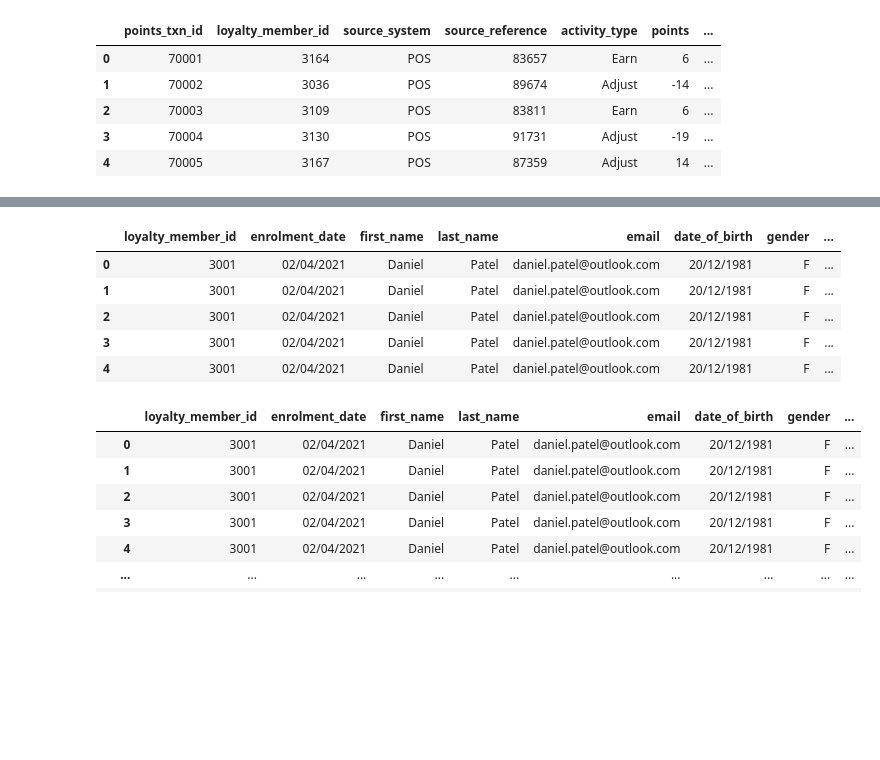
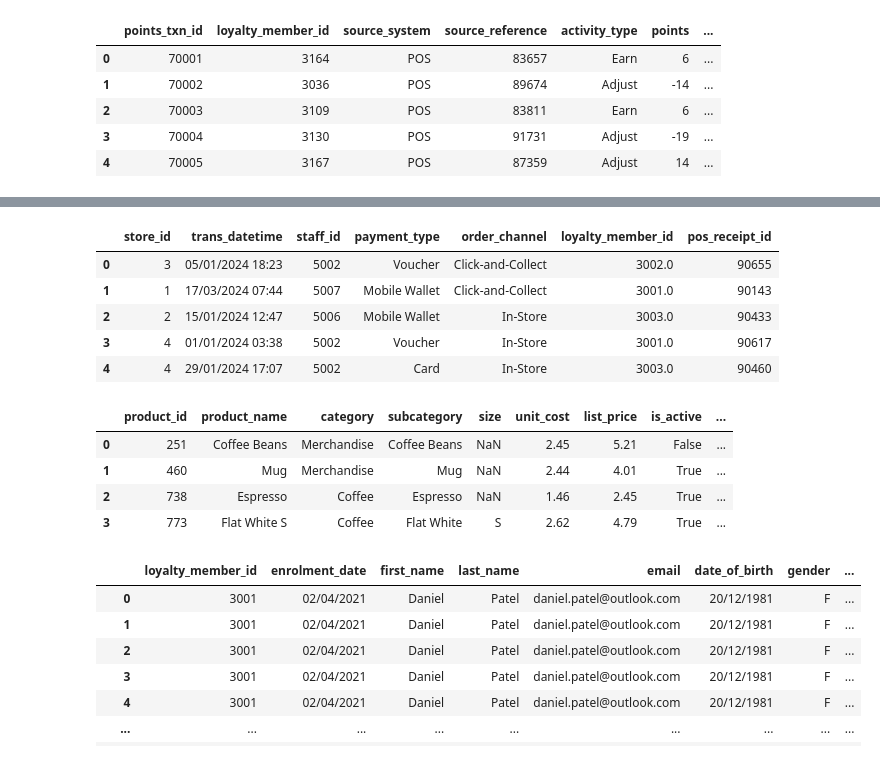
Before and after one commit to KumbiraiShonhiwa/Assignment2, a Jupyter notebook: data_wrangling/Assignment_2.ipynb, the cells around one changed output, grey strips where cells are left out. Saved outputs shown, nothing was run; the diff lists cells and outputs as text; code cells hidden in the pictures; blank space fills up the shorter version.

```diff
--- a/data_wrangling/Assignment_2.ipynb
+++ b/data_wrangling/Assignment_2.ipynb
@@ -7,6 +7,7 @@ online_customers = pandas.read_csv("../dataset/online_customers_2000.csv")
 online_orders = pandas.read_csv("../dataset/online_orders_2000.csv")
 pos_products = pandas.read_csv("../dataset/pos_products_1000.csv")
 pos_transactions = pandas.read_csv("../dataset/pos_transactions_header_1000_v2.csv")
+pos_transactions_line = pandas.read_csv("../dataset/pos_transactions_line_2000.csv")
 # %%
 # Randomly adding store id's to products
 import random
@@ -75,3 +79,12 @@ pos_transactions.head()
+# %%
+pos_transactions.head()
+# %% [output]
+|  | store_id | trans_datetime | staff_id | payment_type | order_channel | loyalty_member_id | pos_receipt_id |
+| 0 | 3 | 05/01/2024 18:23 | 5002 | Voucher | Click-and-Collect | 3002.0 | 90655 |
+| 1 | 1 | 17/03/2024 07:44 | 5007 | Mobile Wallet | Click-and-Collect | 3001.0 | 90143 |
+| 2 | 2 | 15/01/2024 12:47 | 5006 | Mobile Wallet | In-Store | 3003.0 | 90433 |
+| 3 | 4 | 01/01/2024 03:38 | 5002 | Voucher | In-Store | 3001.0 | 90617 |
+| 4 | 4 | 29/01/2024 17:07 | 5002 | Card | In-Store | 3003.0 | 90460 |
 # %%
 # Merging Datasets
 # POS_Transactions and Loyalty_Members on loyalty_member_id creates a dataset of loyal members with their transactions
@@ -81,15 +94,16 @@ pos_transactions.head()
 pos_merged_with_members = pos_transactions.merge(right=loyalty_members,how='inner', on=None, left_on=None, right_on=None, left_index=False, right_index=False, sort=False, suffixes=('_x', '_y'), copy=True,indicator=False, validate=None)
 online_merged = online_customers.merge(right=updated_online_orders,how='inner', on=None, left_on=None, right_on=None, left_index=False, right_index=False, sort=False, suffixes=('_x', '_y'), copy=True,indicator=False, validate=None)
 loyalty_merged = loyalty_members.merge(right=loyalty_points_activity,how='inner', on=None, left_on=None, right_on=None, left_index=False, right_index=False, sort=False, suffixes=('_x', '_y'), copy=True,indicator=False, validate=None)
+pos_transactions_line_merged = pos_transactions.merge(right=pos_transactions_line,how='inner', on=None, left_on=None, right_on=None, left_index=False, right_index=False, sort=False, suffixes=('_x', '_y'), copy=True,indicator=False, validate=None)
+line_products = pos_products.merge(right=pos_transactions_line,how='inner', on=None, left_on=None, right_on=None, left_index=False, right_index=False, sort=False, suffixes=('_x', '_y'), copy=True,indicator=False, validate=None)
 # %%
-loyalty_merged.head()
+line_products.head()
 # %% [output]
-|  | loyalty_member_id | enrolment_date | first_name | last_name | email | date_of_birth | gender | ... |
-| 0 | 3001 | 02/04/2021 | Daniel | Patel | daniel.patel@outlook.com | 20/12/1981 | F | ... |
-| 1 | 3001 | 02/04/2021 | Daniel | Patel | daniel.patel@outlook.com | 20/12/1981 | F | ... |
-| 2 | 3001 | 02/04/2021 | Daniel | Patel | daniel.patel@outlook.com | 20/12/1981 | F | ... |
-| 3 | 3001 | 02/04/2021 | Daniel | Patel | daniel.patel@outlook.com | 20/12/1981 | F | ... |
-| 4 | 3001 | 02/04/2021 | Daniel | Patel | daniel.patel@outlook.com | 20/12/1981 | F | ... |
+|  | product_id | product_name | category | subcategory | size | unit_cost | list_price | is_active | ... |
+| 0 | 251 | Coffee Beans | Merchandise | Coffee Beans | NaN | 2.45 | 5.21 | False | ... |
+| 1 | 460 | Mug | Merchandise | Mug | NaN | 2.44 | 4.01 | True | ... |
+| 2 | 738 | Espresso | Coffee | Espresso | NaN | 1.46 | 2.45 | True | ... |
+| 3 | 773 | Flat White S | Coffee | Flat White | S | 2.62 | 4.79 | True | ... |
 # %%
 # Cleaning Data: Removing null values
 pos_merged_with_members.dropna()
```
Also changed, not shown: parts of 18 cells of this notebook, 11 other files.
